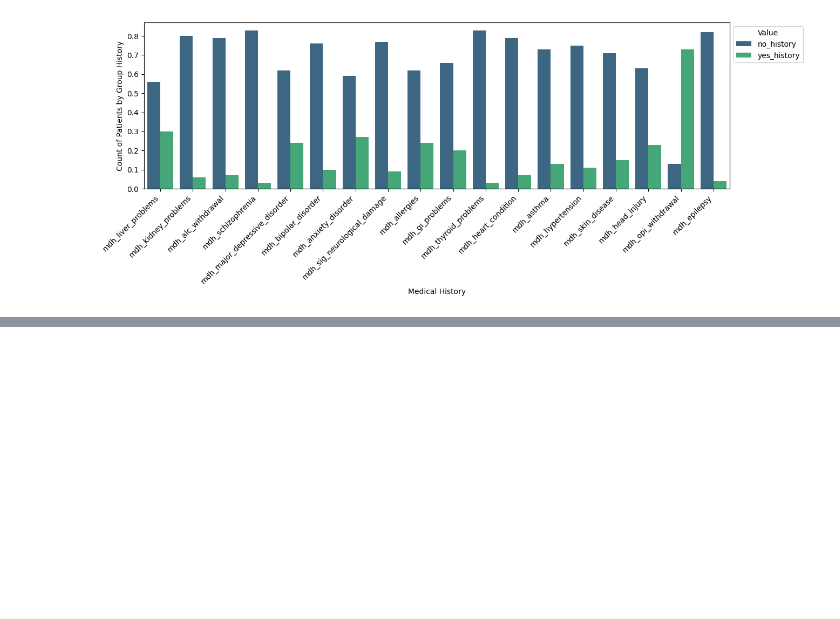
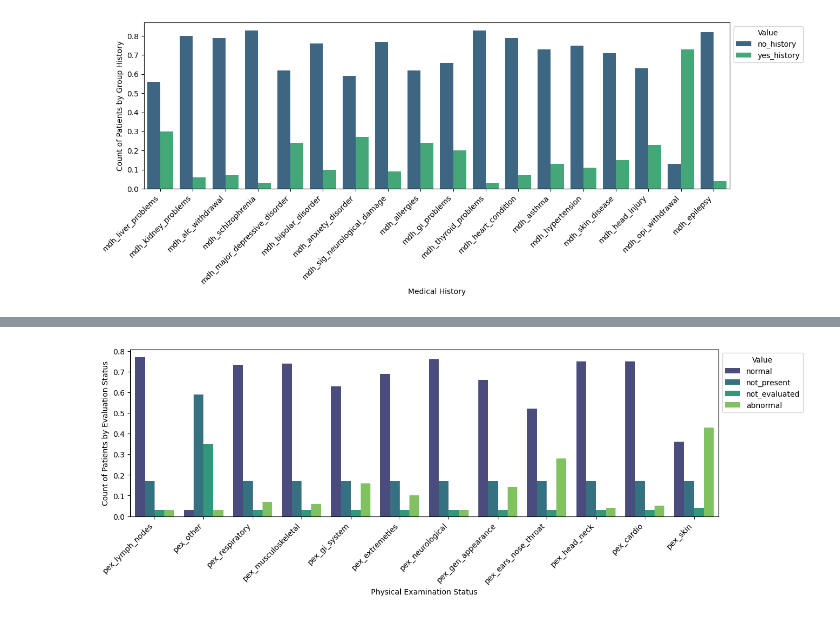
Before and after one commit to DanHerman212/precision_medicine, a Jupyter notebook: code/2_exploratory_analysis.ipynb, the cells around one changed output, grey strips where cells are left out. Cells and saved outputs as stored; diff of their text form; code cells hidden in the pictures; blank space fills up the shorter version.

```diff
--- a/code/2_exploratory_analysis.ipynb
+++ b/code/2_exploratory_analysis.ipynb
@@ -624,0 +629,10 @@ plt.xlabel('Medical History');
+# %%
+# create pex table with value counts
+
+# create df for pex data
+pex = data[[col for col in data.columns if col.startswith('pex_')]]
+
+# call helper function to extract the value counts and organize them into a table
+pex_vc = helper.df_value_counts(pex)
+
+pex_vc
@@ -624,0 +717,11 @@ plt.xlabel('Medical History');
+# %%
+# visualize the pex_vc table
+plt.figure(figsize=(14, 4))
+sns.barplot(x='column', y='percentage', data=pex_vc, hue='value', palette='viridis')
+plt.xticks(rotation=45, ha='right');
+# move legend outside of plot
+plt.legend(loc='upper left', bbox_to_anchor=(1,1), title='Value')
+plt.ylabel('Count of Patients by Evaluation Status')
+plt.xlabel('Physical Examination Status');
+# %% [output]
+[figure, added]
```
Also changed, not shown: parts of 5 cells of this notebook, 2 other files.
